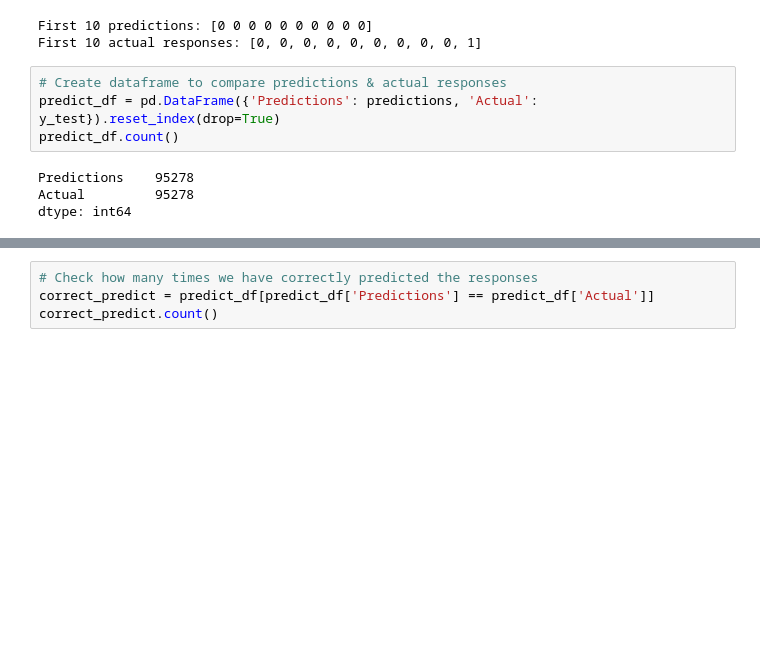
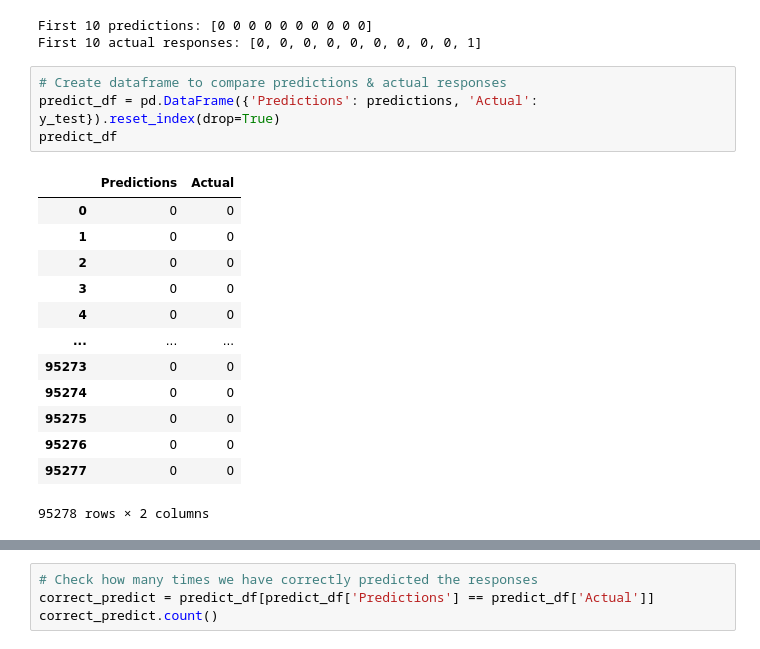
Before and after one commit to szerpa17/cross-sell-predictions, a Jupyter notebook: ml_model_build.ipynb, the cells around one changed output, grey strips where cells are left out. Cells and saved outputs as stored; diff of their text form; blank space fills up the shorter version.

```diff
--- a/ml_model_build.ipynb
+++ b/ml_model_build.ipynb
@@ -186,11 +186,21 @@ First 10 actual responses: [0, 0, 0, 0, 0, 0, 0, 0, 0, 1]
 # %%
 # Create dataframe to compare predictions & actual responses
 predict_df = pd.DataFrame({'Predictions': predictions, 'Actual': y_test}).reset_index(drop=True)
-predict_df.count()
+predict_df
 # %% [output]
+|  | Predictions | Actual |
+| 0 | 0 | 0 |
+| 1 | 0 | 0 |
+| 2 | 0 | 0 |
+| 3 | 0 | 0 |
+| 4 | 0 | 0 |
+| ... | ... | ... |
+| 95273 | 0 | 0 |
+| 95274 | 0 | 0 |
+| 95275 | 0 | 0 |
+| 95276 | 0 | 0 |
+| 95277 | 0 | 0 |
-Predictions    95278
-Actual         95278
-dtype: int64
+95278 rows × 2 columns
 # %%
 # Check if we have predicted any 'positive' response
 check = predict_df[predict_df['Predictions'] == 1]
```
Also changed, not shown: parts of 2 cells of this notebook.
